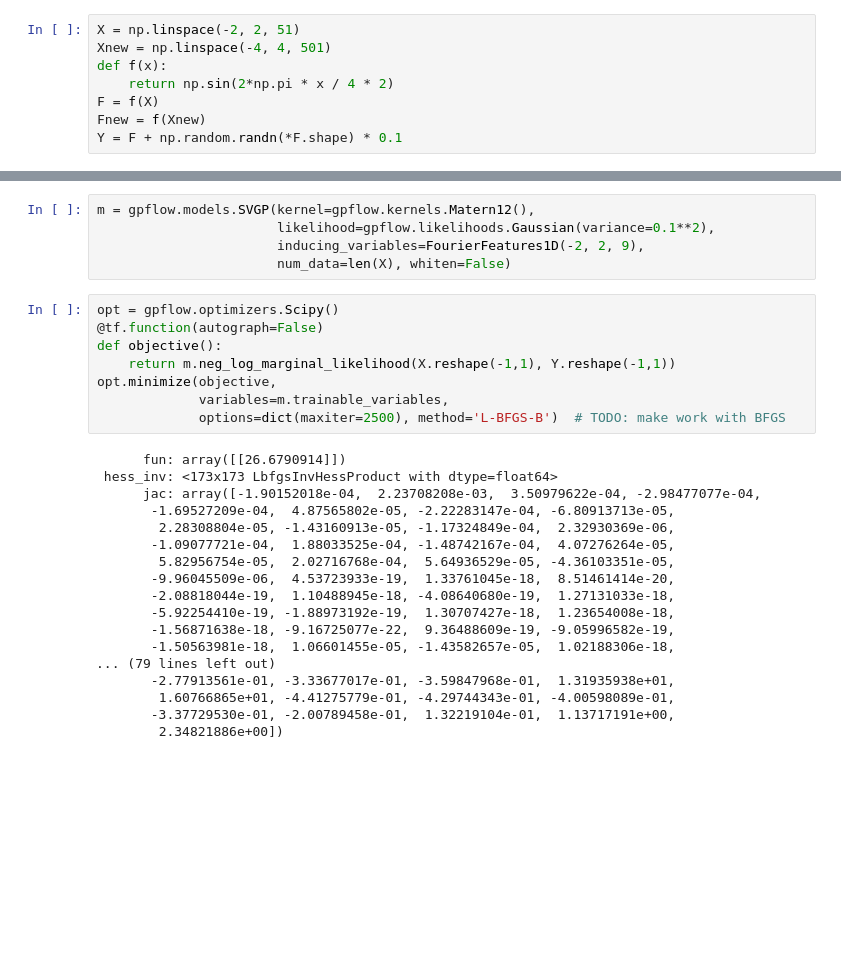
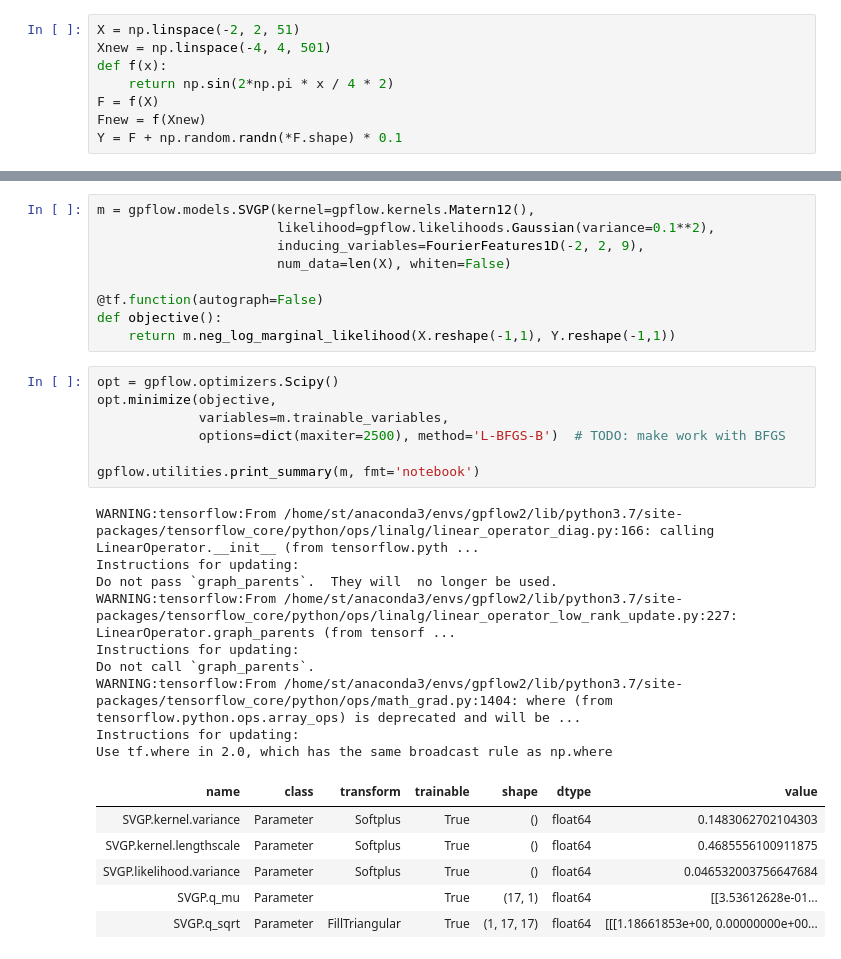
Before and after one commit to GPflow/GPflow, a Jupyter notebook: notebooks2/advanced/VFF.ipynb, the cells around one changed output, grey strips where cells are left out. Drawn from its saved outputs; the diff is of its cells as text; blank space fills up the shorter version.

```diff
--- a/notebooks2/advanced/VFF.ipynb
+++ b/notebooks2/advanced/VFF.ipynb
@@ -250,29 +226,30 @@ m = gpflow.models.SVGP(kernel=gpflow.kernels.Matern12(),
                        likelihood=gpflow.likelihoods.Gaussian(variance=0.1**2),
                        inducing_variables=FourierFeatures1D(-2, 2, 9),
                        num_data=len(X), whiten=False)
+
+@tf.function(autograph=False)
+def objective():
+    return m.neg_log_marginal_likelihood(X.reshape(-1,1), Y.reshape(-1,1))
 # %%
 opt = gpflow.optimizers.Scipy()
-@tf.function(autograph=False)
-def objective():
-    return m.neg_log_marginal_likelihood(X.reshape(-1,1), Y.reshape(-1,1))
 opt.minimize(objective,
              variables=m.trainable_variables,
              options=dict(maxiter=2500), method='L-BFGS-B')  # TODO: make work with BFGS
+
+gpflow.utilities.print_summary(m, fmt='notebook')
 # %% [output]
-      fun: array([[26.6790914]])
- hess_inv: <173x173 LbfgsInvHessProduct with dtype=float64>
-      jac: array([-1.90152018e-04,  2.23708208e-03,  3.50979622e-04, -2.98477077e-04,
-       -1.69527209e-04,  4.87565802e-05, -2.22283147e-04, -6.80913713e-05,
-        2.28308804e-05, -1.43160913e-05, -1.17324849e-04,  2.32930369e-06,
-       -1.09077721e-04,  1.88033525e-04, -1.48742167e-04,  4.07276264e-05,
-        5.82956754e-05,  2.02716768e-04,  5.64936529e-05, -4.36103351e-05,
-       -9.96045509e-06,  4.53723933e-19,  1.33761045e-18,  8.51461414e-20,
-       -2.08818044e-19,  1.10488945e-18, -4.08640680e-19,  1.27131033e-18,
-       -5.92254410e-19, -1.88973192e-19,  1.30707427e-18,  1.23654008e-18,
-       -1.56871638e-18, -9.16725077e-22,  9.36488609e-19, -9.05996582e-19,
-       -1.50563981e-18,  1.06601455e-05, -1.43582657e-05,  1.02188306e-18,
-... (79 lines left out)
-       -2.77913561e-01, -3.33677017e-01, -3.59847968e-01,  1.31935938e+01,
-        1.60766865e+01, -4.41275779e-01, -4.29744343e-01, -4.00598089e-01,
-       -3.37729530e-01, -2.00789458e-01,  1.32219104e-01,  1.13717191e+00,
-        2.34821886e+00])
+WARNING:tensorflow:From /home/st/anaconda3/envs/gpflow2/lib/python3.7/site-packages/tensorflow_core/python/ops/linalg/linear_operator_diag.py:166: calling LinearOperator.__init__ (from tensorflow.pyth ...
+Instructions for updating:
+Do not pass `graph_parents`.  They will  no longer be used.
+WARNING:tensorflow:From /home/st/anaconda3/envs/gpflow2/lib/python3.7/site-packages/tensorflow_core/python/ops/linalg/linear_operator_low_rank_update.py:227: LinearOperator.graph_parents (from tensorf ...
+Instructions for updating:
+Do not call `graph_parents`.
+WARNING:tensorflow:From /home/st/anaconda3/envs/gpflow2/lib/python3.7/site-packages/tensorflow_core/python/ops/math_grad.py:1404: where (from tensorflow.python.ops.array_ops) is deprecated and will be ...
+Instructions for updating:
+Use tf.where in 2.0, which has the same broadcast rule as np.where
+| name | class | transform | trainable | shape | dtype | value |
+| SVGP.kernel.variance | Parameter | Softplus | True | () | float64 | 0.1483062702104303 |
+| SVGP.kernel.lengthscale | Parameter | Softplus | True | () | float64 | 0.4685556100911875 |
+| SVGP.likelihood.variance | Parameter | Softplus | True | () | float64 | 0.046532003756647684 |
+| SVGP.q_mu | Parameter |  | True | (17, 1) | float64 | [[3.53612628e-01... |
+| SVGP.q_sqrt | Parameter | FillTriangular | True | (1, 17, 17) | float64 | [[[1.18661853e+00, 0.00000000e+00... |
```
Also changed, not shown: parts of 12 cells of this notebook.
